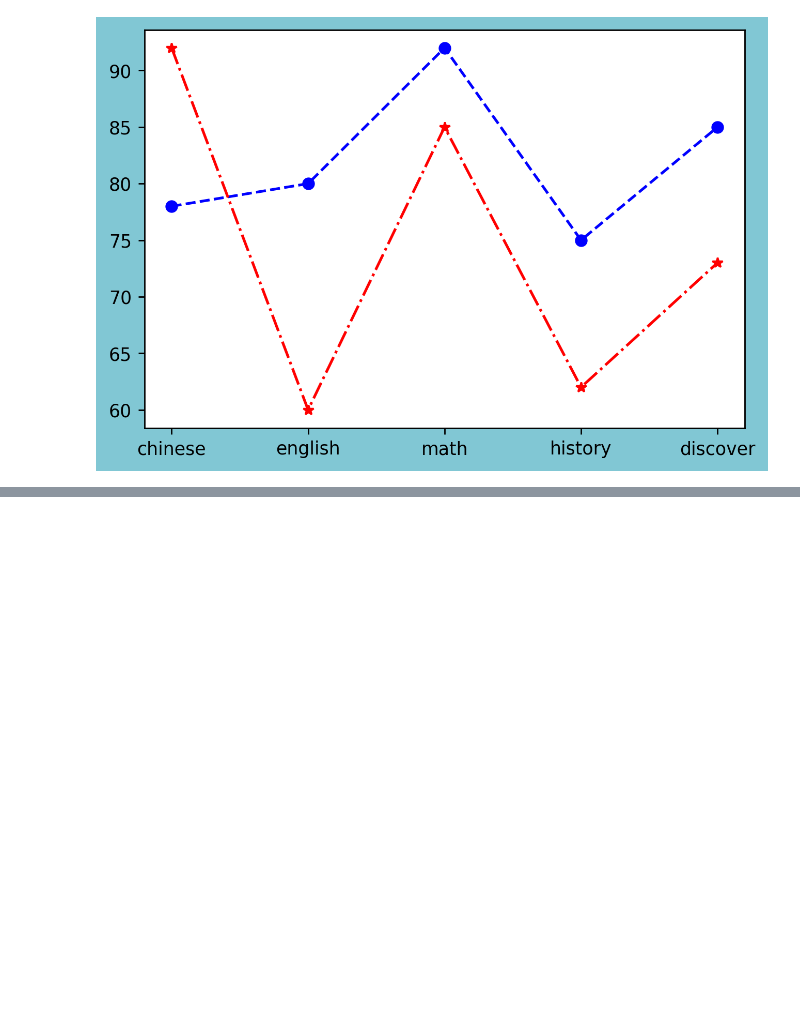
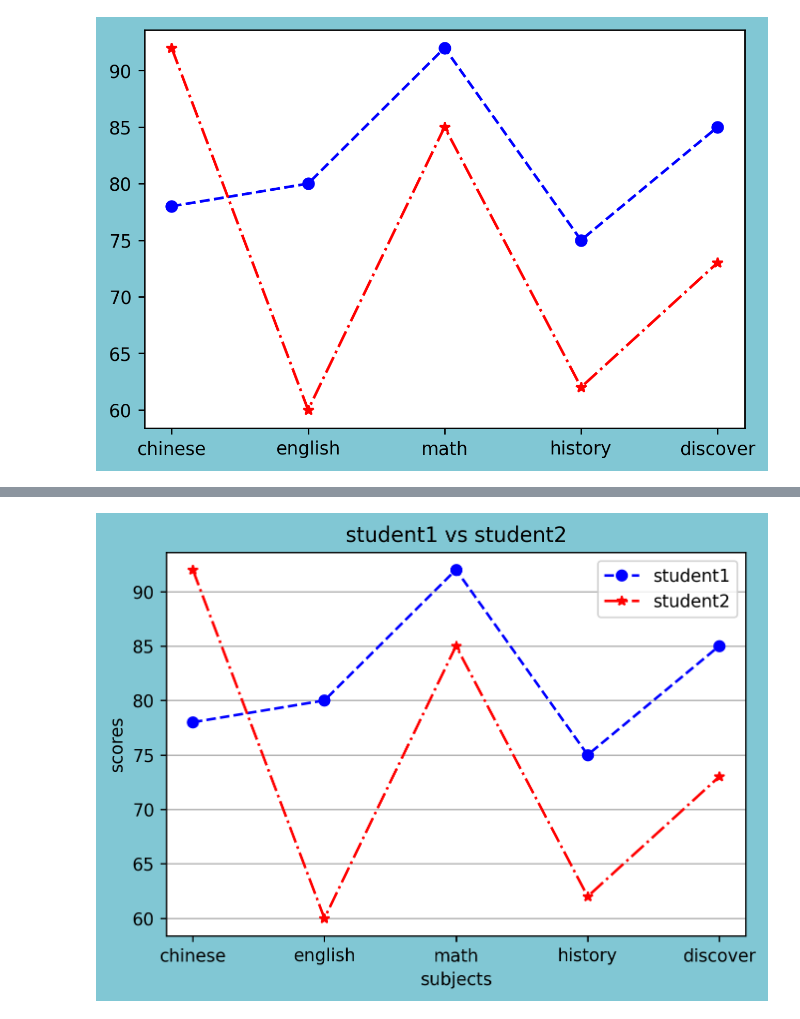
Before and after one commit to chihweihan/python_20240422_lesson2, a Jupyter notebook: lesson 15/lesson15_0.ipynb, the cells around one changed output, grey strips where cells are left out. Cells and saved outputs as stored; diff of their text form; code cells hidden in the pictures; blank space fills up the shorter version.

```diff
--- a/lesson 15/lesson15_0.ipynb
+++ b/lesson 15/lesson15_0.ipynb
@@ -81,20 +96,25 @@ plt.show()
 # %%
-#v 修改細節
+# 用 axes實體 修改細節
 student1 = {'chinese':78, 'english':80, 'math':92, 'history':75, 'discover':85} #元素數量要記得
 student2 = {'chinese':92, 'english':60, 'math':85, 'history':62, 'discover':73}
 
 keys = student1.keys()
 subject:list[str] = list(keys)
 values = student1.values()
 values1 = list(values)
 values2 = list(student2.values())
 
 # 繪圖  dpi(解析度) facecolor(參考日本色票)
 import matplotlib.pyplot as plt
 figure = plt.figure(figsize=[6,4], dpi=250, facecolor='#81C7D4')
 axes = figure.add_subplot(1, 1, 1)   #一欄一列
-
-axes.plot(subject,values1, 'bo--') # (X軸,y軸, '[顏色][marker][style]')
-axes.plot(subject,values2, 'r*-.')
-
+axes.plot(subject,values1, 'bo--', label="student1") # (X軸,y軸, '[顏色][marker][style]')
+axes.plot(subject,values2, 'r*-.', label="student2")
+axes.grid(axis='y')  #畫線 (決定x軸y軸還是兩者)
+axes.set_title("student1 vs student2")
+axes.set_xlabel("subjects")
+axes.set_ylabel("scores")
+axes.legend()
 plt.show()
+# %% [output]
+[figure, added]
```
Also changed, not shown: parts of 1 cell of this notebook.
